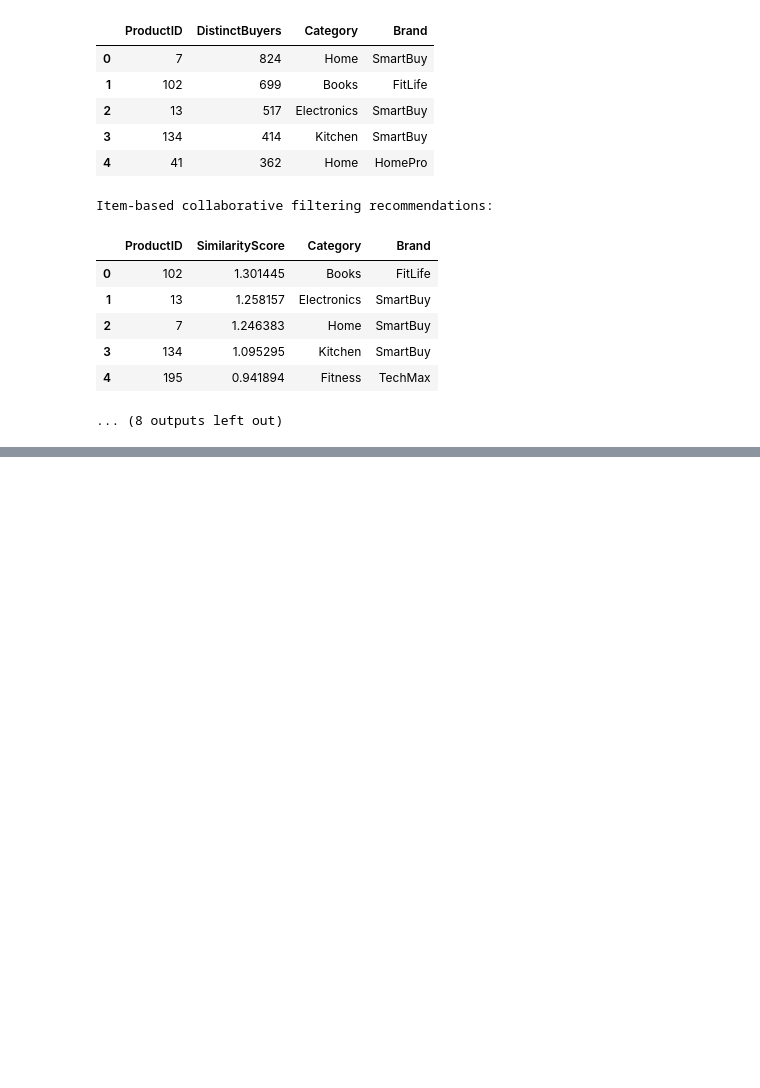
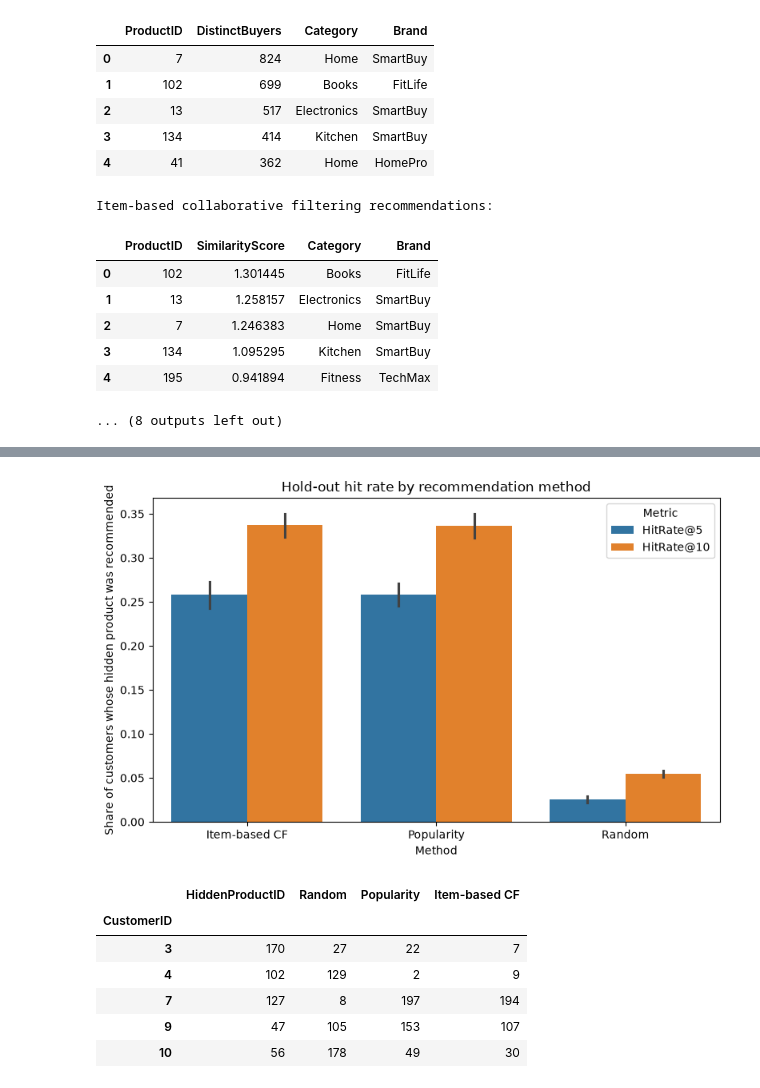
Before and after one commit to RyanMitchell8/Research-Analytics-Ca1, a Jupyter notebook: Ca1-folder/Task_2_Recommendation_System_Development.ipynb, the cells around one changed output, grey strips where cells are left out. Drawn from its saved outputs; the diff is of its cells as text; code cells hidden in the pictures; blank space fills up the shorter version.

Commit message:
Final section recommendation evaluation done for task two

```diff
--- a/Ca1-folder/Task_2_Recommendation_System_Development.ipynb
+++ b/Ca1-folder/Task_2_Recommendation_System_Development.ipynb
@@ -796,0 +894,35 @@ Item-based collaborative filtering recommendations:
+# %%
+hit_rate_plot = evaluation_results.melt(
+    id_vars=["Method"], value_vars=["HitRate@5", "HitRate@10"],
+    var_name="Metric", value_name="Hit rate",
+)
+
+plt.figure(figsize=(8, 5))
+sns.barplot(
+    data=hit_rate_plot, x="Method", y="Hit rate", hue="Metric",
+    order=evaluation_summary.index, errorbar="sd",
+)
+plt.title("Hold-out hit rate by recommendation method")
+plt.xlabel("Method")
+plt.ylabel("Share of customers whose hidden product was recommended")
+plt.tight_layout()
+plt.show()
+
+# Rank each method gave the hidden product, for five example customers (split 0).
+hidden, orders = run_holdout(0)
+example_positions = range(5)
+example_ranks = pd.DataFrame(
+    {method: hidden_rank(order, hidden)[list(example_positions)] for method, order in orders.items()},
+    index=pd.Index(interaction_matrix.index[eligible_rows][list(example_positions)], name="CustomerID"),
+)
+example_ranks.insert(0, "HiddenProductID", interaction_matrix.columns[hidden[list(example_positions)]])
+display(example_ranks)
+# %% [output]
+[figure, added]
+|  | HiddenProductID | Random | Popularity | Item-based CF |
+| CustomerID |  |  |  |  |
+| 3 | 170 | 27 | 22 | 7 |
+| 4 | 102 | 129 | 2 | 9 |
+| 7 | 127 | 8 | 197 | 194 |
+| 9 | 47 | 105 | 153 | 107 |
+| 10 | 56 | 178 | 49 | 30 |
```
Also changed, not shown: parts of 3 cells of this notebook.
